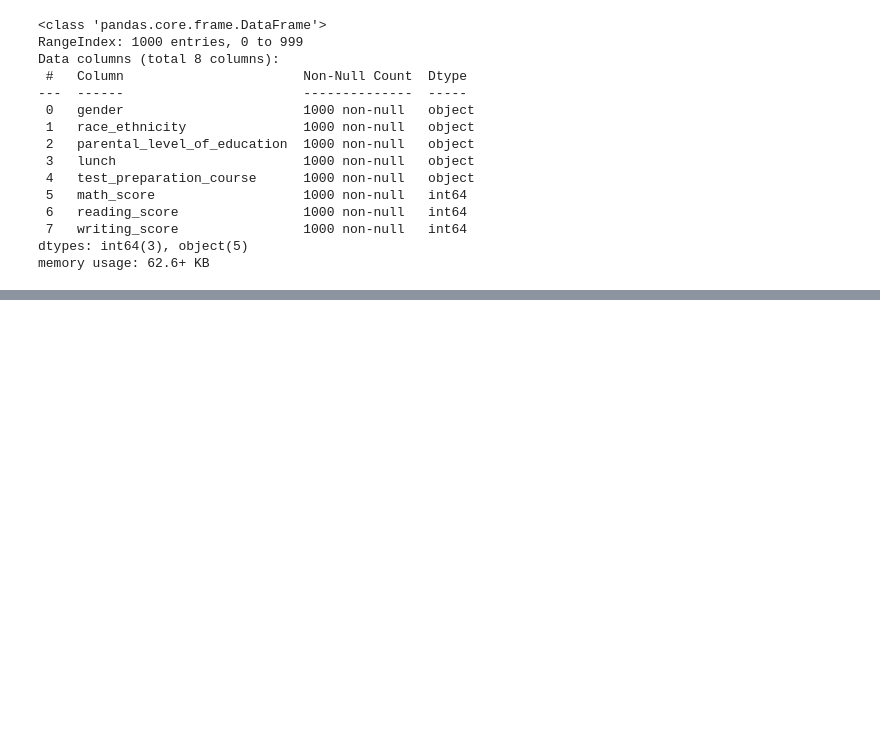
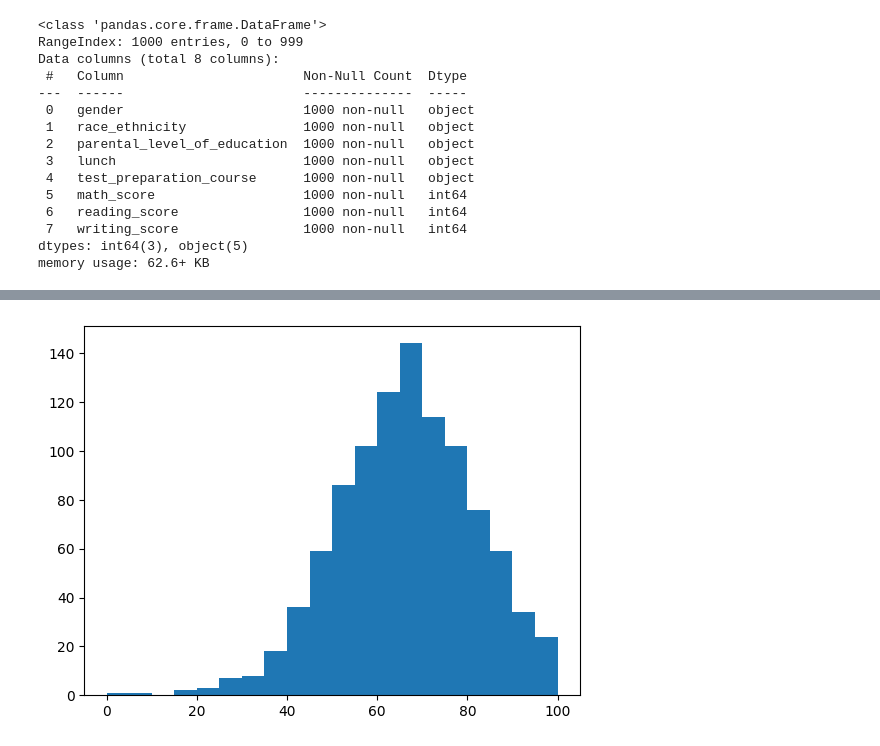
Before and after one commit to xajeel/Laptop-Price-Prediction, a Jupyter notebook: notebook/EDA.ipynb, the cells around one changed output, grey strips where cells are left out. Saved outputs shown, nothing was run; the diff lists cells and outputs as text; code cells hidden in the pictures; blank space fills up the shorter version.

```diff
--- a/notebook/EDA.ipynb
+++ b/notebook/EDA.ipynb
@@ -46,0 +100,5 @@ memory usage: 62.6+ KB
+# %%
+plt.hist(df['math_score'], bins=20)
+plt.show()
+# %% [output]
+[figure, added]
```
Also changed, not shown: parts of 10 cells of this notebook.
